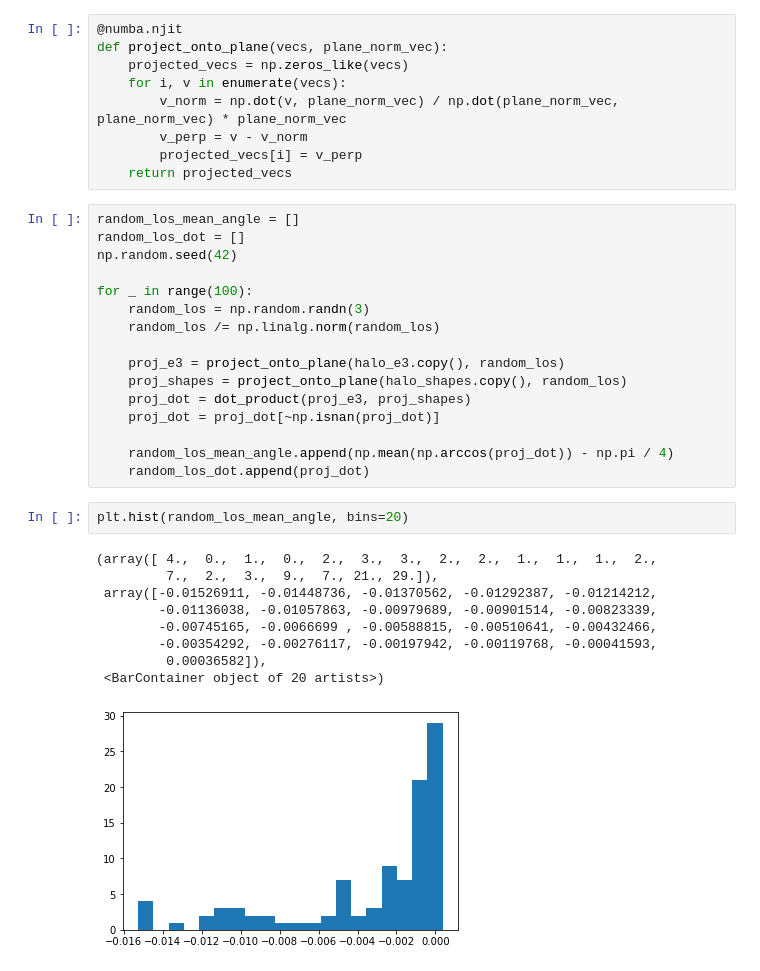
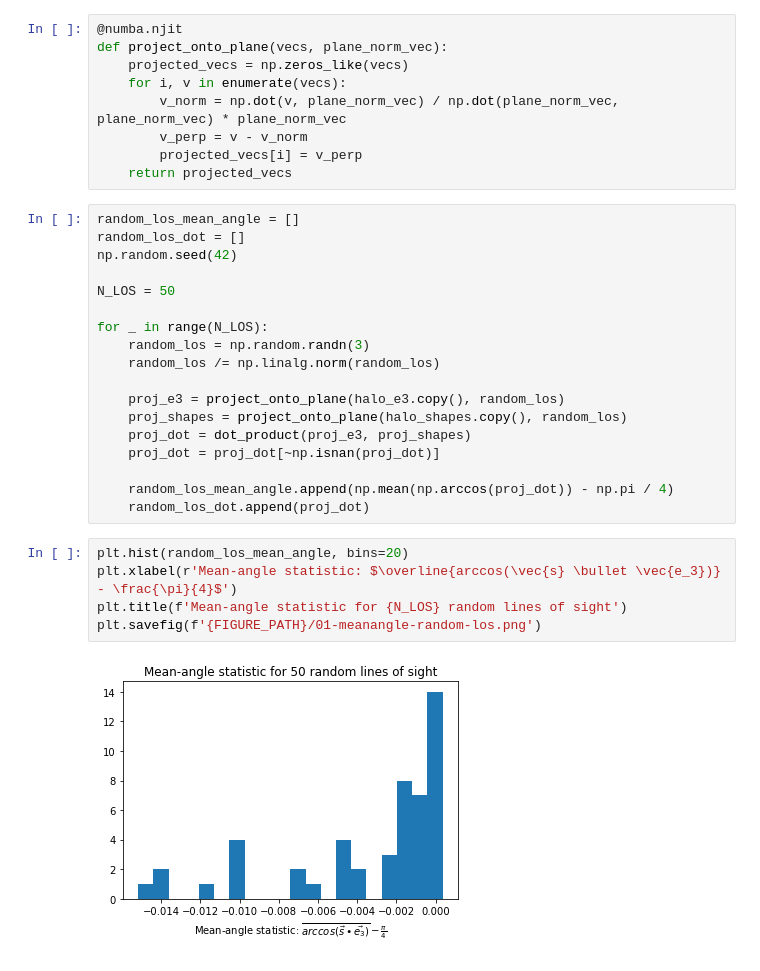
Before and after one commit to bzh-bzh/bolshoip-alignment-demo, a Jupyter notebook: 2D Alignment Anisotropy Demo.ipynb, the cells around one changed output. Cells and saved outputs as stored; diff of their text form.

```diff
--- a/2D Alignment Anisotropy Demo.ipynb
+++ b/2D Alignment Anisotropy Demo.ipynb
@@ -211,7 +259,9 @@ random_los_mean_angle = []
 random_los_dot = []
 np.random.seed(42)
 
-for _ in range(100):
+N_LOS = 50
+
+for _ in range(N_LOS):
     random_los = np.random.randn(3)
     random_los /= np.linalg.norm(random_los)
 
@@ -222,18 +272,13 @@ for _ in range(100):
 
     random_los_mean_angle.append(np.mean(np.arccos(proj_dot)) - np.pi / 4)
     random_los_dot.append(proj_dot)
-# %%
-plt.hist(random_los_mean_angle, bins=20)
-# %% [output]
-(array([ 4.,  0.,  1.,  0.,  2.,  3.,  3.,  2.,  2.,  1.,  1.,  1.,  2.,
-         7.,  2.,  3.,  9.,  7., 21., 29.]),
- array([-0.01526911, -0.01448736, -0.01370562, -0.01292387, -0.01214212,
-        -0.01136038, -0.01057863, -0.00979689, -0.00901514, -0.00823339,
-        -0.00745165, -0.0066699 , -0.00588815, -0.00510641, -0.00432466,
-        -0.00354292, -0.00276117, -0.00197942, -0.00119768, -0.00041593,
-         0.00036582]),
- <BarContainer object of 20 artists>)
-[figure, removed]
+# %%
+plt.hist(random_los_mean_angle, bins=20)
+plt.xlabel(r'Mean-angle statistic: $\overline{arccos(\vec{s} \bullet \vec{e_3})} - \frac{\pi}{4}$')
+plt.title(f'Mean-angle statistic for {N_LOS} random lines of sight')
+plt.savefig(f'{FIGURE_PATH}/01-meanangle-random-los.png')
+# %% [output]
+[figure, added]
 # %%
 def plot_2d_alignment(dot_products, n_bins=5):
     # s is the size of the sample to draw.
```
Also changed, not shown: parts of 27 cells of this notebook, 22 other files.
